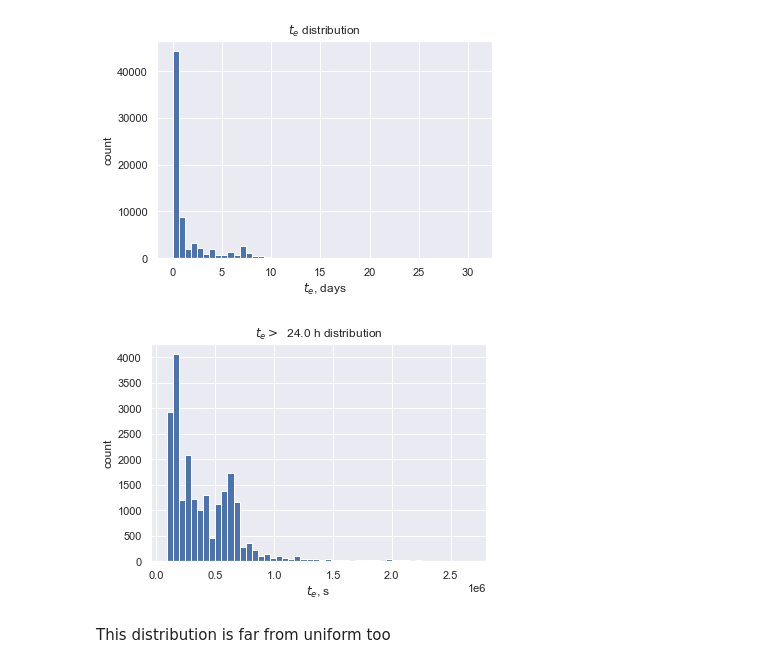
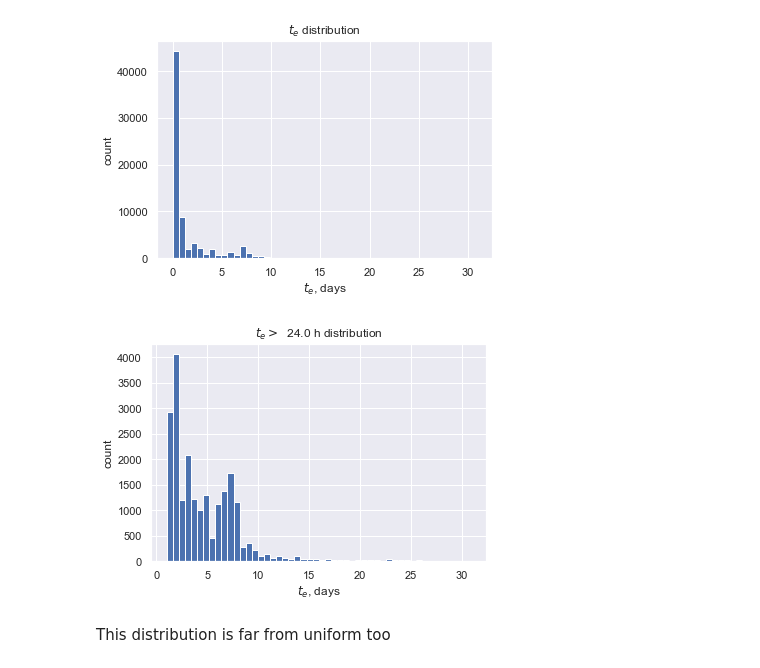
Before and after one commit to lemikhovalex/rl4pm, a Jupyter notebook: 00_visualization.ipynb, the cells around one changed output. Cells and saved outputs as stored; diff of their text form; code cells hidden in the pictures.

```diff
--- a/00_visualization.ipynb
+++ b/00_visualization.ipynb
@@ -258,13 +294,13 @@ plt.show()
 [figure]
 # %%
 low_bond = 24 *  60 * 60
-plt.hist(df_preprocessed[df_preprocessed['te'] > low_bond]['te'].values, bins=50)
+plt.hist(df_preprocessed[df_preprocessed['te'] > low_bond]['te'].values  /3600 / 24, bins=50)
 plt.title(f'$t_e >$ {low_bond / 60 / 60: .1f} h distribution')
-plt.xlabel('$t_e$, s')
+plt.xlabel('$t_e$, days')
 plt.ylabel('count')
 plt.show()
 # %% [output]
-[figure, old version]
+[figure, new version]
 # %% [markdown]
 This distribution is far from uniform too
 # %%
```
Also changed, not shown: parts of 8 cells of this notebook, 2 other files.
